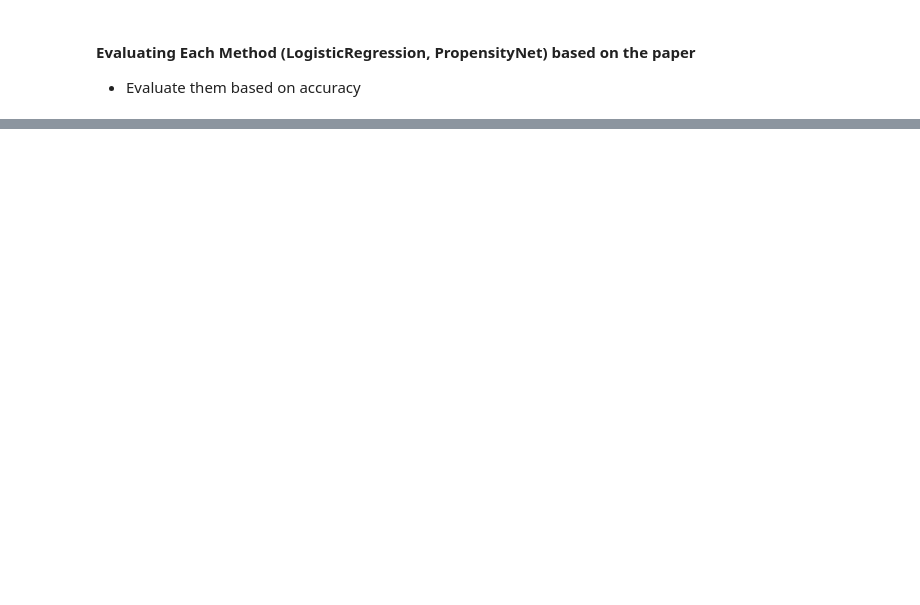
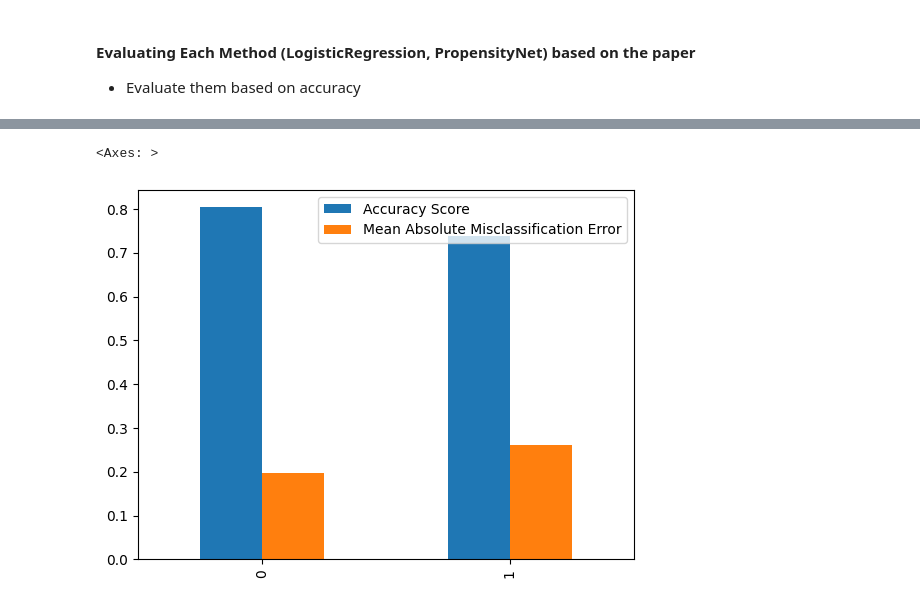
Before and after one commit to juanpi19/final-project-dso569, a Jupyter notebook: DeepL_code_Sameer.ipynb, the cells around one changed output, grey strips where cells are left out. Drawn from its saved outputs; the diff is of its cells as text; code cells hidden in the pictures; blank space fills up the shorter version.

```diff
--- a/DeepL_code_Sameer.ipynb
+++ b/DeepL_code_Sameer.ipynb
@@ -350,0 +287,22 @@ array([0.34013438, 0.34013438, 0.34013438, ..., 0.34013438, 0.34013438,
+# %%
+# -------------- PROPENSITY NET (TensorFlow) --------------------
+
+# Define the model using the Sequential API
+model = Sequential([
+    Dense(64, input_shape=(11,), activation='relu'),  # Input layer with 11 features and first hidden layer with 64 neurons
+    Dense(64, activation='relu'),  # Second hidden layer
+    Dense(64, activation='relu'),  # Third hidden layer
+    Dense(32, activation='relu'),  # Fourth hidden layer
+    Dense(16, activation='relu'),  # Fifth hidden layer
+    Dropout(0.3),  # Dropout layer
+    Dense(1, activation='sigmoid')  # Output layer
+])
+
+# Compile the model with binary cross-entropy loss and the Adam optimizer
+model.compile(optimizer=Adam(learning_rate=0.001),
+              loss='binary_crossentropy',
+              metrics=['accuracy'])  # Include accuracy if you want to monitor it during training
+
+
+# Train the model
+history = model.fit(X_train, Y_train, epochs=20)  # Specify the number of epochs according to your training needs
@@ -350,0 +328,2 @@ array([0.34013438, 0.34013438, 0.34013438, ..., 0.34013438, 0.34013438,
+# %%
+preds_dnn = model.predict(X_test)
@@ -351,3 +342,7 @@ array([0.34013438, 0.34013438, 0.34013438, ..., 0.34013438, 0.34013438,
+# %%
+accuracy_score_propensity_net = accuracy_score(Y_test, (np.squeeze(preds_dnn) > 0.5).astype('int'))
+# %%
+mae_propensity_net = mean_absolute_error(Y_test, (np.squeeze(preds_dnn) > 0.5).astype('int'))
 # %% [markdown]
 #### **Evaluating Each Method (LogisticRegression, PropensityNet) based on the paper**
 
@@ -355,0 +361,7 @@ array([0.34013438, 0.34013438, 0.34013438, ..., 0.34013438, 0.34013438,
+# %%
+pd.DataFrame({'Method': ['Propensity Net', 'Logistic Regression'],
+              'Accuracy Score': [accuracy_score_propensity_net, accuracy_score_logistic_regression ],
+              'Mean Absolute Misclassification Error': [mae_propensity_net, mae_logistic_regression]}).plot(kind='bar')
+# %% [output]
+<Axes: >
+[figure, added]
```
Also changed, not shown: parts of 29 cells of this notebook.
